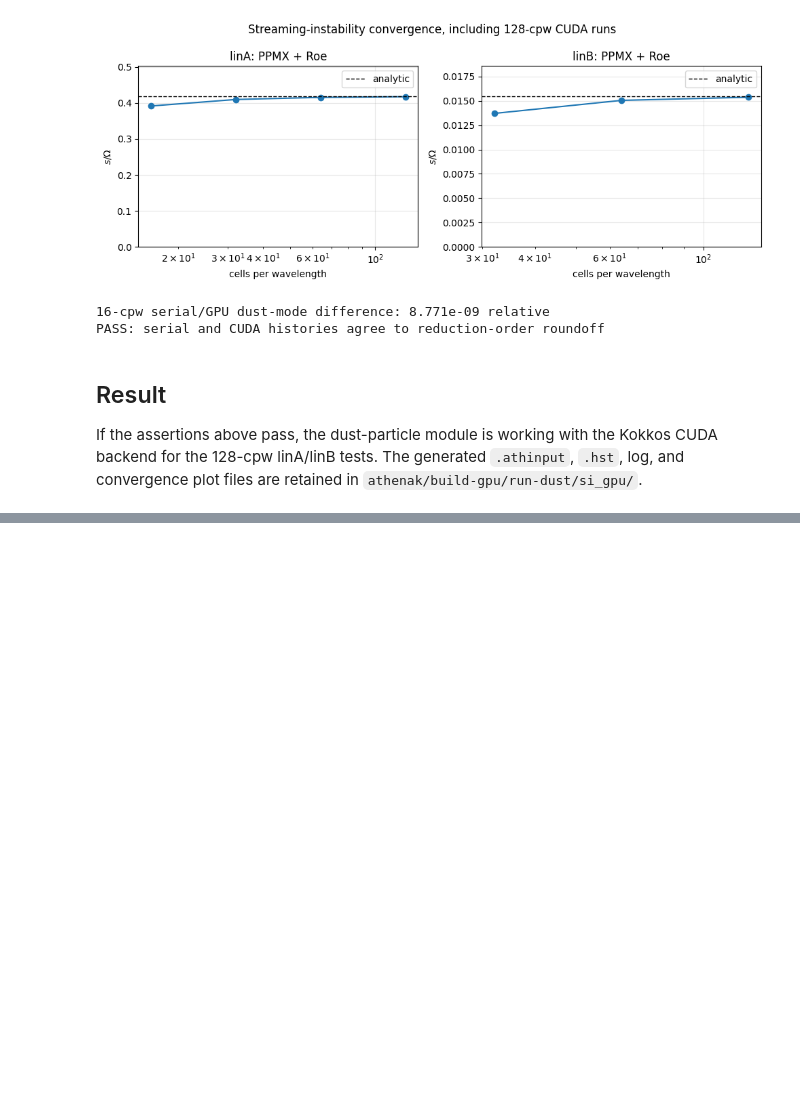
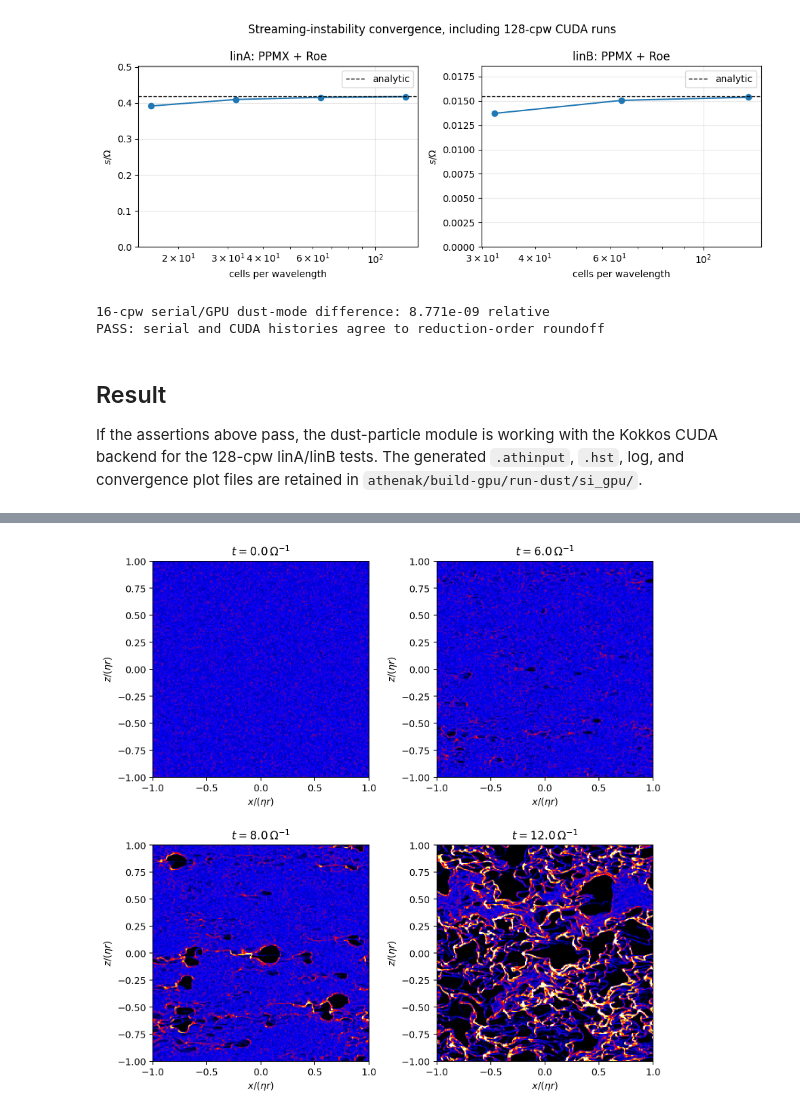
Before and after one commit to athenak-dust/athenak_dust_tests, a Jupyter notebook: gpu_shearing_box_tests.ipynb, the cells around one changed output, grey strips where cells are left out. Saved outputs shown, nothing was run; the diff lists cells and outputs as text; code cells hidden in the pictures; blank space fills up the shorter version.

```diff
--- a/gpu_shearing_box_tests.ipynb
+++ b/gpu_shearing_box_tests.ipynb
@@ -355,0 +522,6 @@ If the assertions above pass, the dust-particle module is working with the Kokko
+# %%
+ab_figure = FIGURES/'run_AB_onset_t0_6_8_12.png'
+assert ab_figure.exists(), f'missing archived figure: {ab_figure}'
+display(Image(filename=str(ab_figure)))
+# %% [output]
+[figure, added]
```
Also changed, not shown: parts of 6 cells of this notebook, 19 other files.
